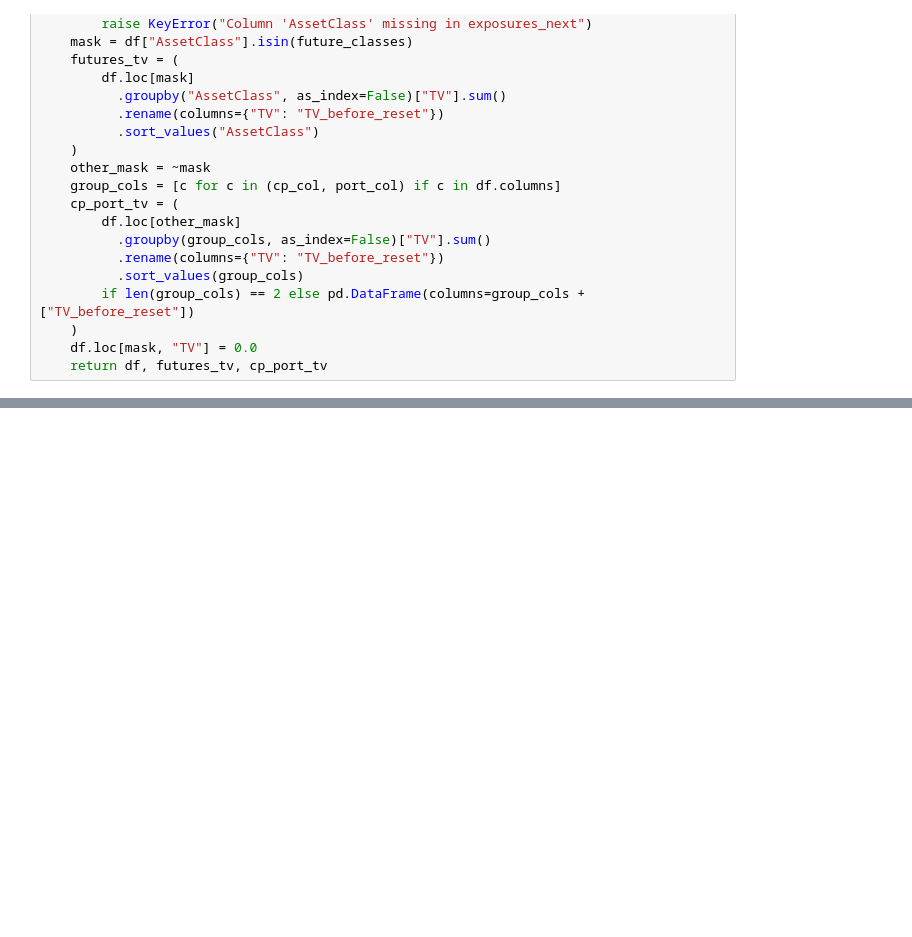
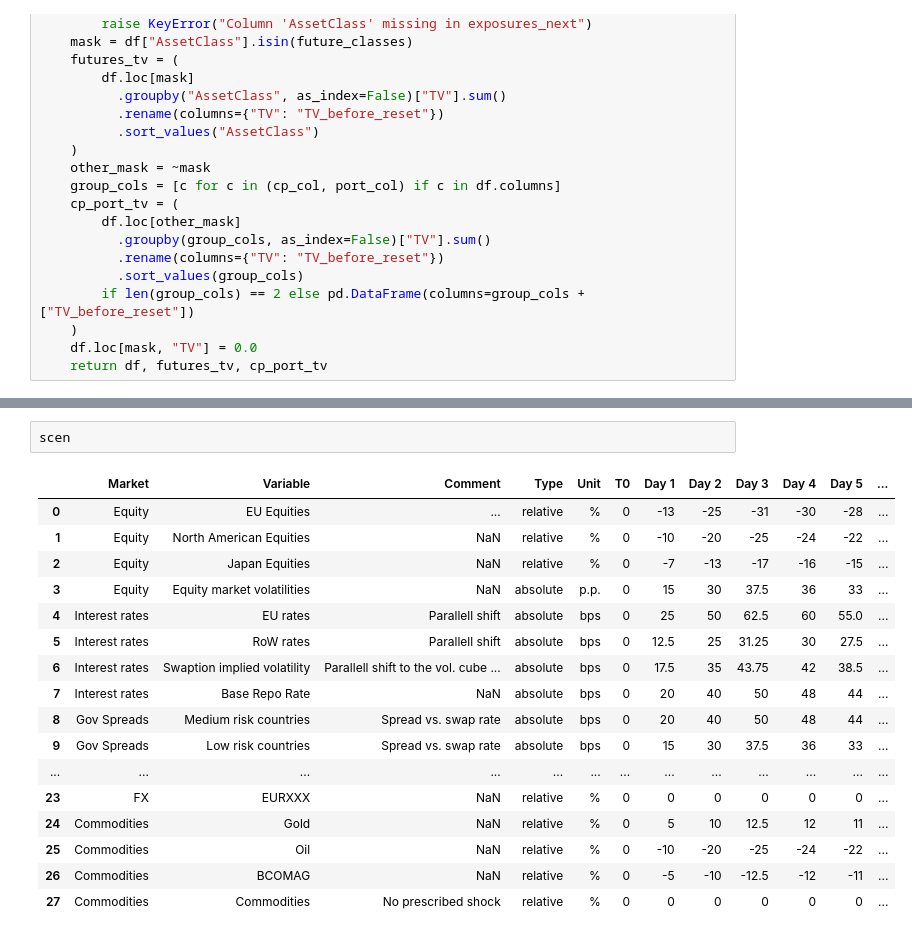
Before and after one commit to ayabenji/st_amf, a Jupyter notebook: stress_amf.ipynb, the cells around one changed output, grey strips where cells are left out. Drawn from its saved outputs; the diff is of its cells as text; blank space fills up the shorter version.

```diff
--- a/stress_amf.ipynb
+++ b/stress_amf.ipynb
@@ -544,0 +576,20 @@ AttributeError: 'float' object has no attribute 'lower'
+# %%
+scen
+# %% [output]
+|  | Market | Variable | Comment | Type | Unit | T0 | Day 1 | Day 2 | Day 3 | Day 4 | Day 5 | ... |
+| 0 | Equity | EU Equities | ... | relative | % | 0 | -13 | -25 | -31 | -30 | -28 | ... |
+| 1 | Equity | North American Equities | NaN | relative | % | 0 | -10 | -20 | -25 | -24 | -22 | ... |
+| 2 | Equity | Japan Equities | NaN | relative | % | 0 | -7 | -13 | -17 | -16 | -15 | ... |
+| 3 | Equity | Equity market volatilities | NaN | absolute | p.p. | 0 | 15 | 30 | 37.5 | 36 | 33 | ... |
+| 4 | Interest rates | EU rates | Parallell shift | absolute | bps | 0 | 25 | 50 | 62.5 | 60 | 55.0 | ... |
+| 5 | Interest rates | RoW rates | Parallell shift | absolute | bps | 0 | 12.5 | 25 | 31.25 | 30 | 27.5 | ... |
+| 6 | Interest rates | Swaption implied volatility | Parallell shift to the vol. cube ... | absolute | bps | 0 | 17.5 | 35 | 43.75 | 42 | 38.5 | ... |
+| 7 | Interest rates | Base Repo Rate | NaN | absolute | bps | 0 | 20 | 40 | 50 | 48 | 44 | ... |
+| 8 | Gov Spreads | Medium risk countries | Spread vs. swap rate | absolute | bps | 0 | 20 | 40 | 50 | 48 | 44 | ... |
+| 9 | Gov Spreads | Low risk countries | Spread vs. swap rate | absolute | bps | 0 | 15 | 30 | 37.5 | 36 | 33 | ... |
+| ... | ... | ... | ... | ... | ... | ... | ... | ... | ... | ... | ... | ... |
+| 23 | FX | EURXXX | NaN | relative | % | 0 | 0 | 0 | 0 | 0 | 0 | ... |
+| 24 | Commodities | Gold | NaN | relative | % | 0 | 5 | 10 | 12.5 | 12 | 11 | ... |
+| 25 | Commodities | Oil | NaN | relative | % | 0 | -10 | -20 | -25 | -24 | -22 | ... |
+| 26 | Commodities | BCOMAG | NaN | relative | % | 0 | -5 | -10 | -12.5 | -12 | -11 | ... |
+| 27 | Commodities | Commodities | No prescribed shock | relative | % | 0 | 0 | 0 | 0 | 0 | 0 | ... |
```
Also changed, not shown: parts of 6 cells of this notebook.
